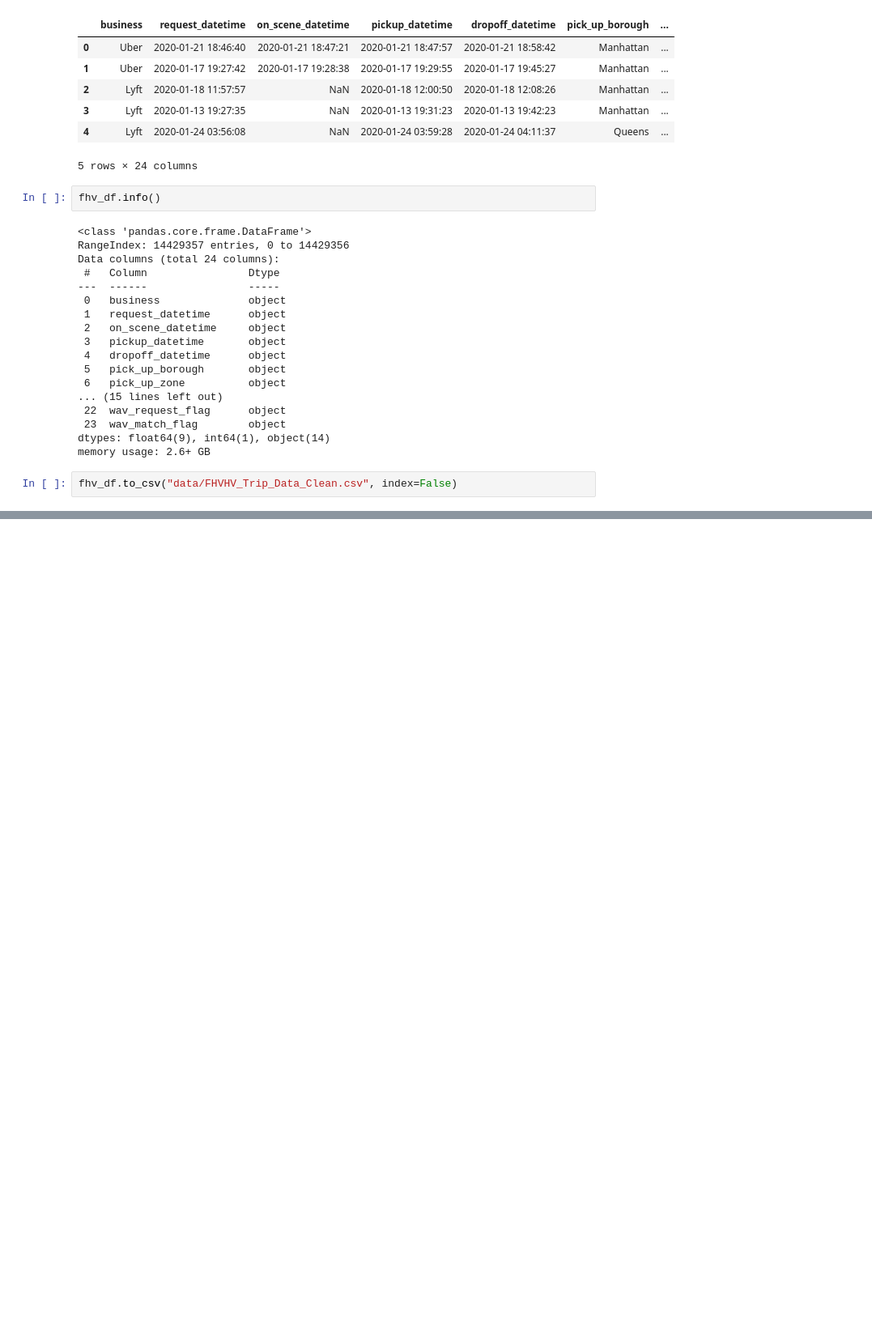
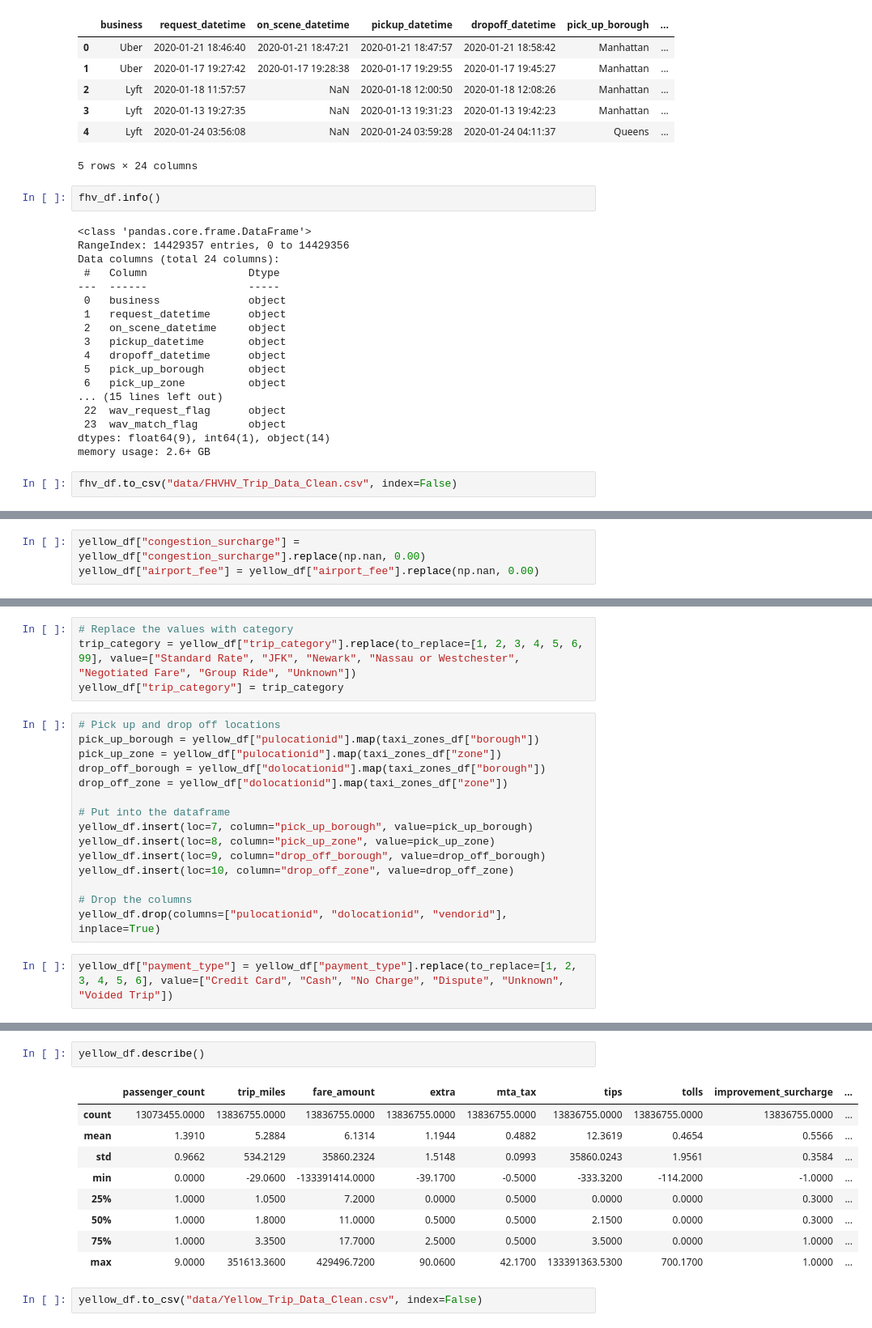
Before and after one commit to kazirshahria/nyc_trip_data_analysis, a Jupyter notebook: data_preprocessing.ipynb, the cells around one changed output, grey strips where cells are left out. Shown at 81% size. Cells and saved outputs as stored; diff of their text form; blank space fills up the shorter version.

```diff
--- a/data_preprocessing.ipynb
+++ b/data_preprocessing.ipynb
@@ -130,0 +165,3 @@ fhv_df.to_csv("data/FHVHV_Trip_Data_Clean.csv", index=False)
+# %%
+yellow_df["congestion_surcharge"] = yellow_df["congestion_surcharge"].replace(np.nan, 0.00)
+yellow_df["airport_fee"] = yellow_df["airport_fee"].replace(np.nan, 0.00)
@@ -130,0 +202,21 @@ fhv_df.to_csv("data/FHVHV_Trip_Data_Clean.csv", index=False)
+# %%
+# Replace the values with category
+trip_category = yellow_df["trip_category"].replace(to_replace=[1, 2, 3, 4, 5, 6, 99], value=["Standard Rate", "JFK", "Newark", "Nassau or Westchester", "Negotiated Fare", "Group Ride", "Unknown"])
+yellow_df["trip_category"] = trip_category
+# %%
+# Pick up and drop off locations
+pick_up_borough = yellow_df["pulocationid"].map(taxi_zones_df["borough"])
+pick_up_zone = yellow_df["pulocationid"].map(taxi_zones_df["zone"])
+drop_off_borough = yellow_df["dolocationid"].map(taxi_zones_df["borough"])
+drop_off_zone = yellow_df["dolocationid"].map(taxi_zones_df["zone"])
+
+# Put into the dataframe
+yellow_df.insert(loc=7, column="pick_up_borough", value=pick_up_borough)
+yellow_df.insert(loc=8, column="pick_up_zone", value=pick_up_zone)
+yellow_df.insert(loc=9, column="drop_off_borough", value=drop_off_borough)
+yellow_df.insert(loc=10, column="drop_off_zone", value=drop_off_zone)
+
+# Drop the columns
+yellow_df.drop(columns=["pulocationid", "dolocationid", "vendorid"], inplace=True)
+# %%
+yellow_df["payment_type"] = yellow_df["payment_type"].replace(to_replace=[1, 2, 3, 4, 5, 6], value=["Credit Card", "Cash", "No Charge", "Dispute", "Unknown", "Voided Trip"])
@@ -130,0 +256,14 @@ fhv_df.to_csv("data/FHVHV_Trip_Data_Clean.csv", index=False)
+# %%
+yellow_df.describe()
+# %% [output]
+|  | passenger_count | trip_miles | fare_amount | extra | mta_tax | tips | tolls | improvement_surcharge | ... |
+| count | 13073455.0000 | 13836755.0000 | 13836755.0000 | 13836755.0000 | 13836755.0000 | 13836755.0000 | 13836755.0000 | 13836755.0000 | ... |
+| mean | 1.3910 | 5.2884 | 6.1314 | 1.1944 | 0.4882 | 12.3619 | 0.4654 | 0.5566 | ... |
+| std | 0.9662 | 534.2129 | 35860.2324 | 1.5148 | 0.0993 | 35860.0243 | 1.9561 | 0.3584 | ... |
+| min | 0.0000 | -29.0600 | -133391414.0000 | -39.1700 | -0.5000 | -333.3200 | -114.2000 | -1.0000 | ... |
+| 25% | 1.0000 | 1.0500 | 7.2000 | 0.0000 | 0.5000 | 0.0000 | 0.0000 | 0.3000 | ... |
+| 50% | 1.0000 | 1.8000 | 11.0000 | 0.5000 | 0.5000 | 2.1500 | 0.0000 | 0.3000 | ... |
+| 75% | 1.0000 | 3.3500 | 17.7000 | 2.5000 | 0.5000 | 3.5000 | 0.0000 | 1.0000 | ... |
+| max | 9.0000 | 351613.3600 | 429496.7200 | 90.0600 | 42.1700 | 133391363.5300 | 700.1700 | 1.0000 | ... |
+# %%
+yellow_df.to_csv("data/Yellow_Trip_Data_Clean.csv", index=False)
```
Also changed, not shown: parts of 23 cells of this notebook.
